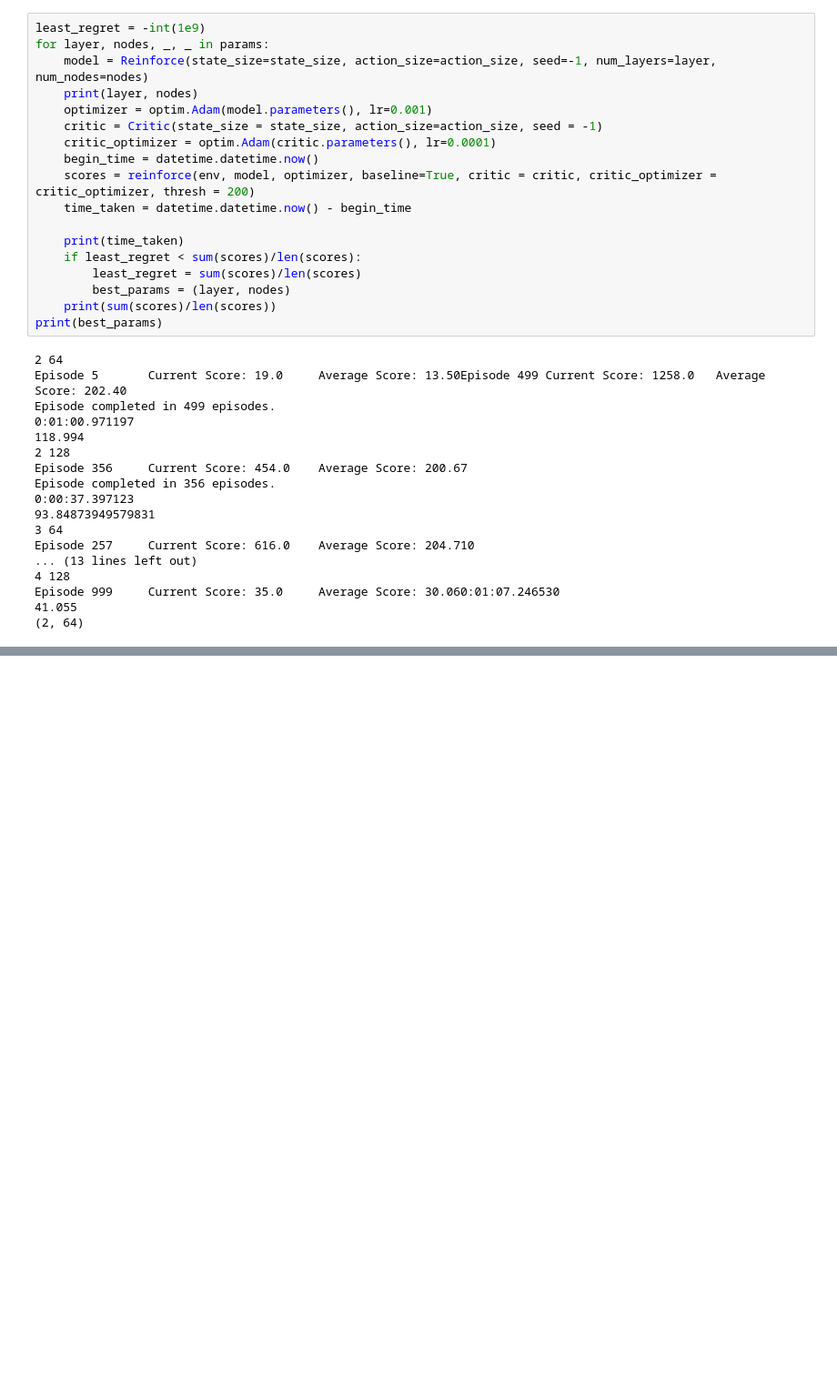
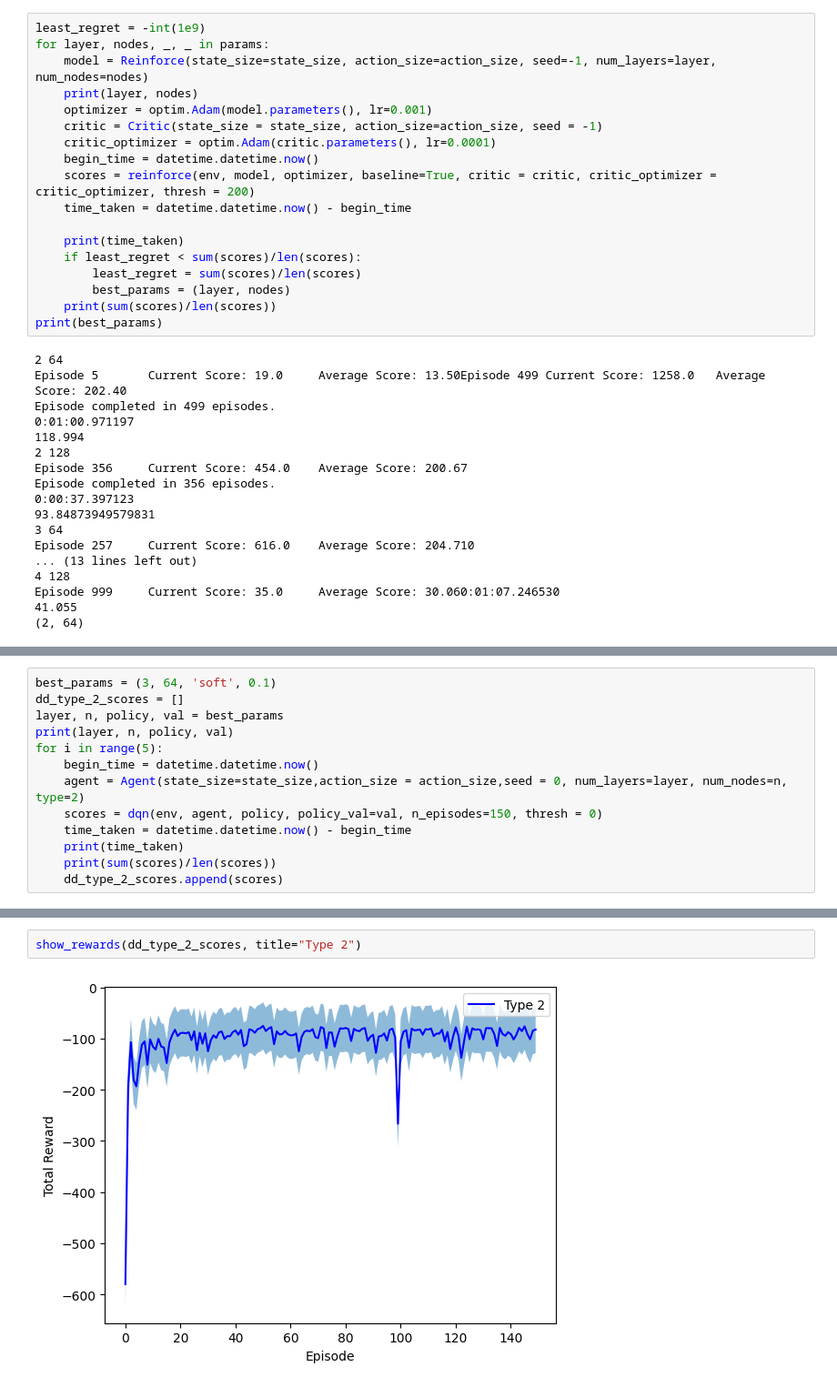
Before and after one commit to sooraj-srini/RL_pa2, a Jupyter notebook: gym.ipynb, the cells around one changed output, grey strips where cells are left out. Shown at 91% size. Saved outputs shown, nothing was run; the diff lists cells and outputs as text; blank space fills up the shorter version.

```diff
--- a/gym.ipynb
+++ b/gym.ipynb
@@ -776,0 +848,13 @@ Episode 999     Current Score: 35.0     Average Score: 30.060:01:07.246530
+# %%
+best_params = (3, 64, 'soft', 0.1)
+dd_type_2_scores = []
+layer, n, policy, val = best_params
+print(layer, n, policy, val)
+for i in range(5):
+    begin_time = datetime.datetime.now()
+    agent = Agent(state_size=state_size,action_size = action_size,seed = 0, num_layers=layer, num_nodes=n, type=2)
+    scores = dqn(env, agent, policy, policy_val=val, n_episodes=150, thresh = 0)
+    time_taken = datetime.datetime.now() - begin_time
+    print(time_taken)
+    print(sum(scores)/len(scores))
+    dd_type_2_scores.append(scores)
@@ -776,0 +878,4 @@ Episode 999     Current Score: 35.0     Average Score: 30.060:01:07.246530
+# %%
+show_rewards(dd_type_2_scores, title="Type 2")
+# %% [output]
+[figure, added]
```
Also changed, not shown: parts of 12 cells of this notebook.
